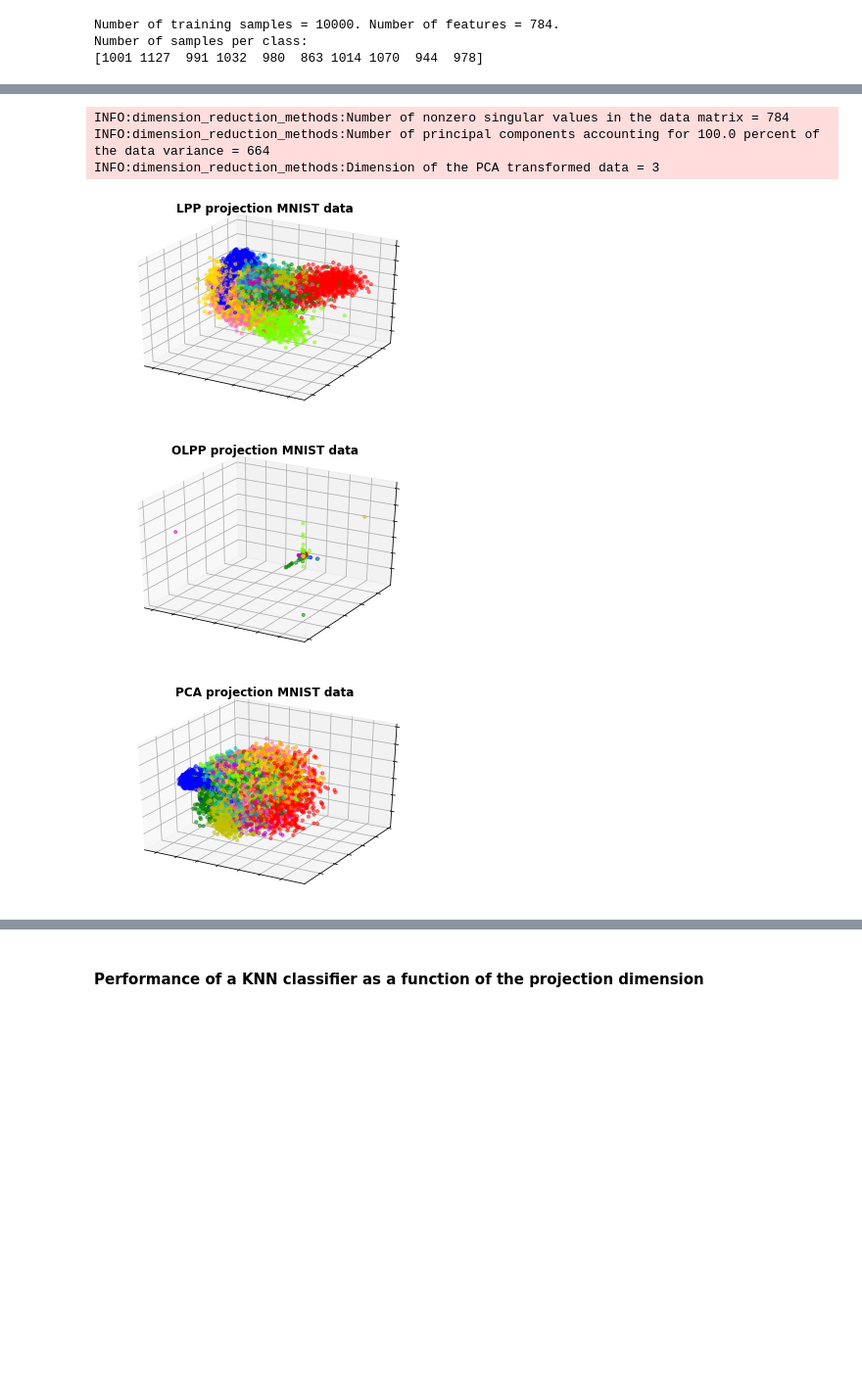
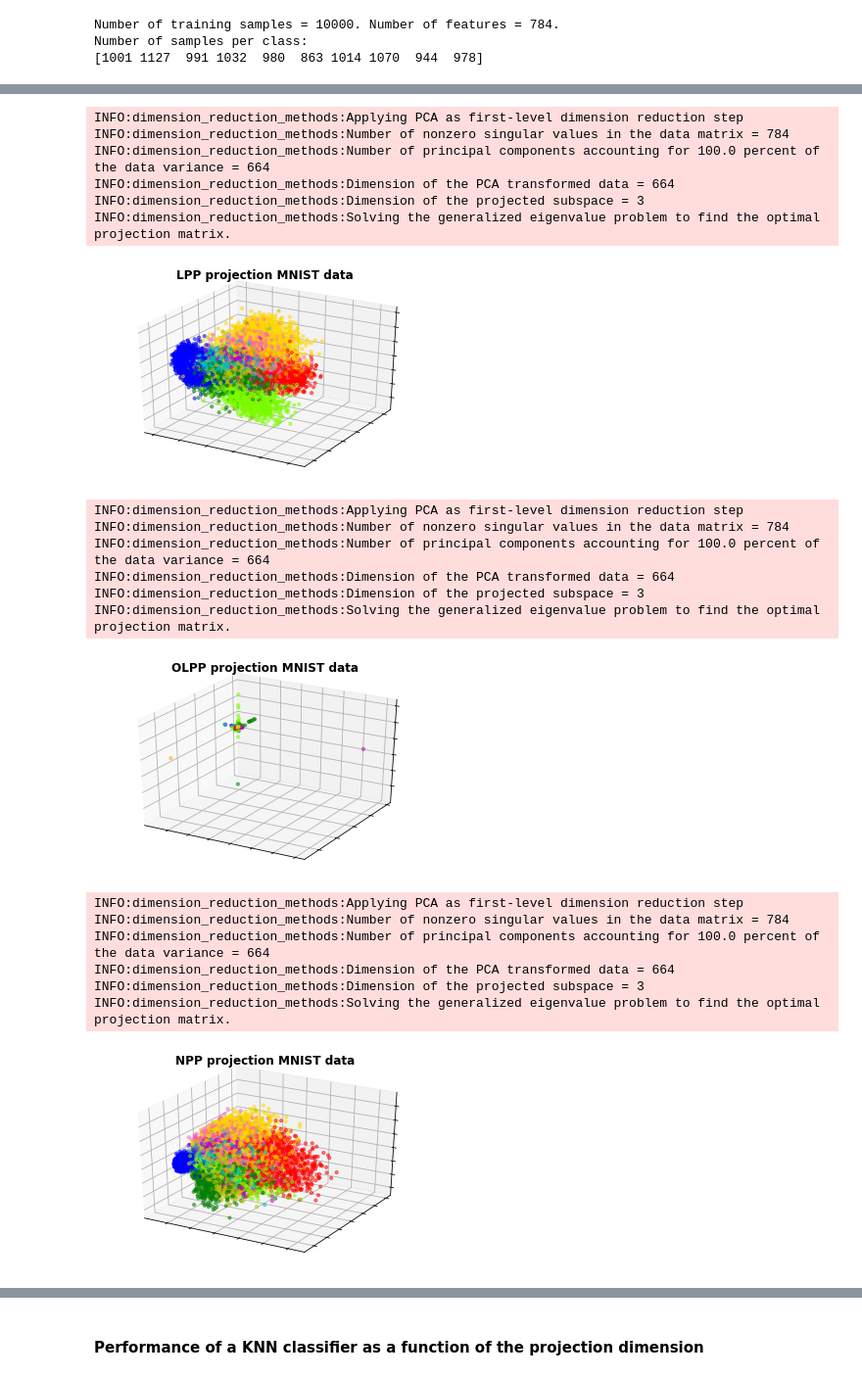
Before and after one commit to jayaram-r/KNN-anomaly-detection, a Jupyter notebook: evaluate_dimension_reduction.ipynb, the cells around one changed output, grey strips where cells are left out. Shown at 98% size. Saved outputs shown, nothing was run; the diff lists cells and outputs as text; code cells hidden in the pictures; blank space fills up the shorter version.

Commit message:
ONPP method and other updates

```diff
--- a/evaluate_dimension_reduction.ipynb
+++ b/evaluate_dimension_reduction.ipynb
@@ -40,18 +105,17 @@ from matplotlib.ticker import NullFormatter
 # %%
 # Define some constants
+methods_list = ['LPP', 'OLPP', 'NPP', 'ONPP', 'PCA']
 n_jobs = max(cpu_count() - 2, 1)
 seed_rng = np.random.randint(1, high=10000)
 metric_primary = 'cosine'
 shared_nearest_neighbors = True
 # Choices are {'simple', 'SNN', 'heat_kernel'}
-edge_weights = 'SNN'
+edge_weights = 'heat_kernel'
 
 # Neighborhood size is chosen as a function of the number of data points.
 # In [1], it is recommended to chose `k = n^{2 / 5} = n^0.4`
 neighborhood_constant = 0.4
 
-max_fpr_pauc = 0.01
-
 COLORS = ['r', 'b', 'g', 'y', 'orange', 'm', 'lawngreen', 'gold', 'c', 'hotpink']
 # %%
 # Generate synthetic data according to a mixture of factor analysis (MFA) model
@@ -355,16 +375,0 @@ data_proj = dict()
-# %%
-# Locality preserving projection method
-model_lpp = LocalityPreservingProjection(
-    dim_projection=3,
-    orthogonal=False,
-    pca_cutoff=1.0,
-    neighborhood_constant=neighborhood_constant,
-    shared_nearest_neighbors=shared_nearest_neighbors,
-    edge_weights=edge_weights,
-    metric=metric_primary,
-    approx_nearest_neighbors=True,
-    n_jobs=n_jobs,
-    seed_rng=seed_rng
-)
-model_lpp.fit(data)
-data_proj['LPP'] = model_lpp.transform(data)
@@ -378,16 +375,0 @@ INFO:dimension_reduction_methods:Solving the generalized eigenvalue problem to f
-# %%
-# Orthogonal locality preserving projection method
-model_lpp = LocalityPreservingProjection(
-    dim_projection=3,
-    orthogonal=True,
-    pca_cutoff=1.0,
-    neighborhood_constant=neighborhood_constant,
-    shared_nearest_neighbors=shared_nearest_neighbors,
-    edge_weights=edge_weights,
-    metric=metric_primary,
-    approx_nearest_neighbors=True,
-    n_jobs=n_jobs,
-    seed_rng=seed_rng
-)
-model_lpp.fit(data)
-data_proj['OLPP'] = model_lpp.transform(data)
@@ -401,26 +376,38 @@ INFO:dimension_reduction_methods:Solving the generalized eigenvalue problem to f
-# %%
-# PCA projection
-data_proj['PCA'], mean_data, transform_pca = pca_wrapper(data, n_comp=3, seed_rng=seed_rng)
-# %% [output]
-INFO:dimension_reduction_methods:Number of nonzero singular values in the data matrix = 784
-INFO:dimension_reduction_methods:Number of principal components accounting for 100.0 percent of the data variance = 664
-INFO:dimension_reduction_methods:Dimension of the PCA transformed data = 3
 # %%
 # Scatter plot of the 3D projection
 label_map = {v: i for i, v in enumerate(label_set)}
 c = [COLORS[label_map[v]] for v in labels]
-for method in ['LPP', 'OLPP', 'PCA']:
+for method in methods_list:
+    data_proj, _ = project_wrapper(data, method, metric='cosine', snn=False, ann=True, dim_proj=3)
+
     fig = plt.figure()
     ax = fig.add_subplot(111, projection='3d')
-    arr = data_proj[method]
-    ax.scatter(arr[:, 0], arr[:, 1], arr[:, 2], marker='o', c=c, s=10, alpha=0.5)
+    ax.scatter(data_proj[:, 0], data_proj[:, 1], data_proj[:, 2], marker='o', c=c, s=10, alpha=0.5)
     ax.set_title('{} projection MNIST data'.format(method), fontweight='bold')
     ax.xaxis.set_major_formatter(NullFormatter())
     ax.yaxis.set_major_formatter(NullFormatter())
     ax.zaxis.set_major_formatter(NullFormatter())
     plt.axis('tight')
     plt.show()
 # %% [output]
+INFO:dimension_reduction_methods:Applying PCA as first-level dimension reduction step
+INFO:dimension_reduction_methods:Number of nonzero singular values in the data matrix = 784
+INFO:dimension_reduction_methods:Number of principal components accounting for 100.0 percent of the data variance = 664
+INFO:dimension_reduction_methods:Dimension of the PCA transformed data = 664
+INFO:dimension_reduction_methods:Dimension of the projected subspace = 3
+INFO:dimension_reduction_methods:Solving the generalized eigenvalue problem to find the optimal projection matrix.
-[figure, old version]
+[figure, new version]
+INFO:dimension_reduction_methods:Applying PCA as first-level dimension reduction step
+INFO:dimension_reduction_methods:Number of nonzero singular values in the data matrix = 784
+INFO:dimension_reduction_methods:Number of principal components accounting for 100.0 percent of the data variance = 664
+INFO:dimension_reduction_methods:Dimension of the PCA transformed data = 664
+INFO:dimension_reduction_methods:Dimension of the projected subspace = 3
+INFO:dimension_reduction_methods:Solving the generalized eigenvalue problem to find the optimal projection matrix.
-[figure, old version]
+[figure, new version]
+INFO:dimension_reduction_methods:Applying PCA as first-level dimension reduction step
+INFO:dimension_reduction_methods:Number of nonzero singular values in the data matrix = 784
+INFO:dimension_reduction_methods:Number of principal components accounting for 100.0 percent of the data variance = 664
+INFO:dimension_reduction_methods:Dimension of the PCA transformed data = 664
+INFO:dimension_reduction_methods:Dimension of the projected subspace = 3
+INFO:dimension_reduction_methods:Solving the generalized eigenvalue problem to find the optimal projection matrix.
-[figure, old version]
+[figure, new version]
```
Also changed, not shown: parts of 23 cells of this notebook, 1 other file.
